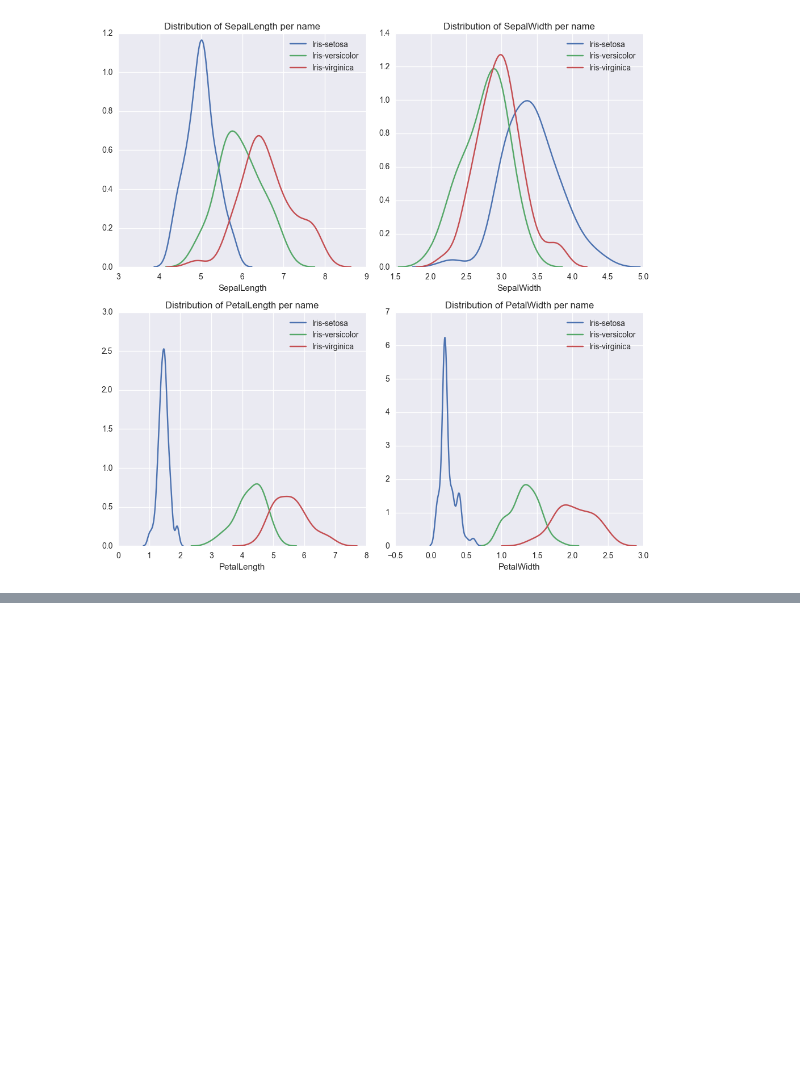
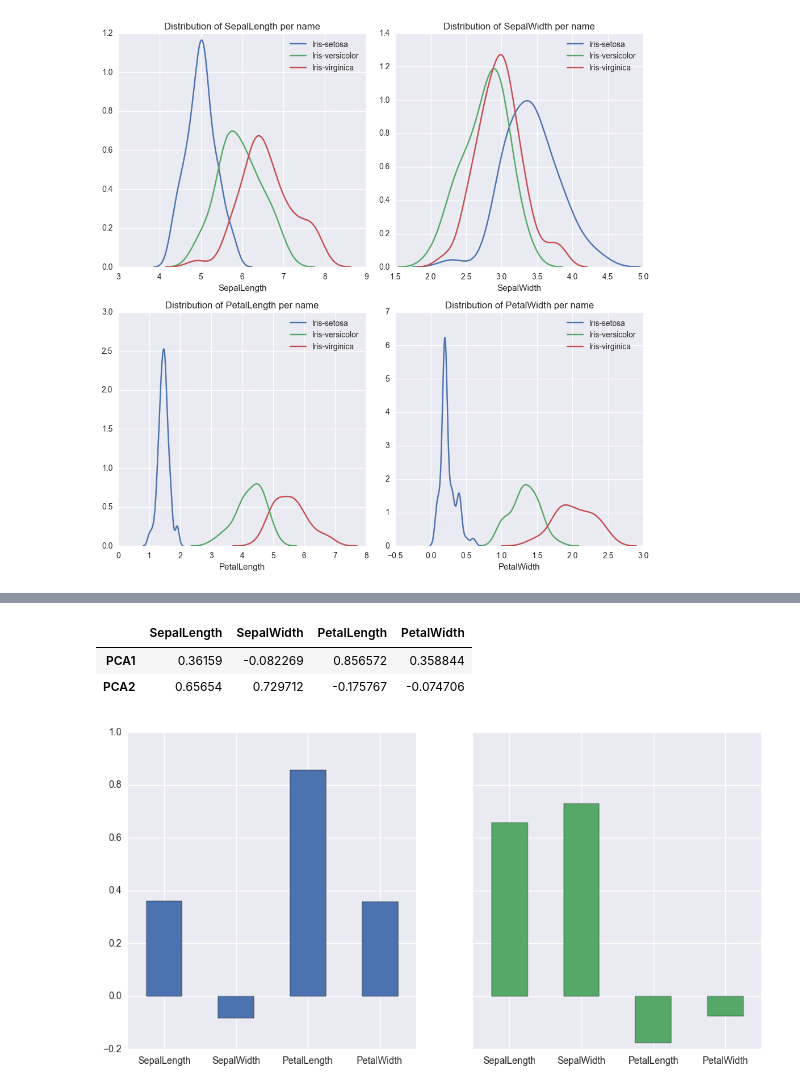
Before and after one commit to samuelsinayoko/kaggle-housing-prices, a Jupyter notebook: research/modern_python_visualization.ipynb, the cells around one changed output, grey strips where cells are left out. Cells and saved outputs as stored; diff of their text form; code cells hidden in the pictures; blank space fills up the shorter version.

```diff
--- a/research/modern_python_visualization.ipynb
+++ b/research/modern_python_visualization.ipynb
@@ -490,0 +514,15 @@ plt.tight_layout()
+# %%
+components = pd.DataFrame(data=pca.components_, columns=iris.columns[:4], index=['PCA1', 'PCA2'])
+components
+# %% [output]
+|  | SepalLength | SepalWidth | PetalLength | PetalWidth |
+| PCA1 | 0.36159 | -0.082269 | 0.856572 | 0.358844 |
+| PCA2 | 0.65654 | 0.729712 | -0.175767 | -0.074706 |
+# %%
+fig, axes = plt.subplots(1,2,figsize=(12, 6), sharey=True)
+components.loc['PCA1'].plot(kind='bar', color=cp[0], ax=axes[0])
+components.loc['PCA2'].plot(kind='bar', color=cp[1], ax=axes[1])
+axes[0].set_xticklabels(components.columns, rotation=0);
+axes[1].set_xticklabels(components.columns, rotation=0);
+# %% [output]
+[figure, added]
```
Also changed, not shown: parts of 6 cells of this notebook.
